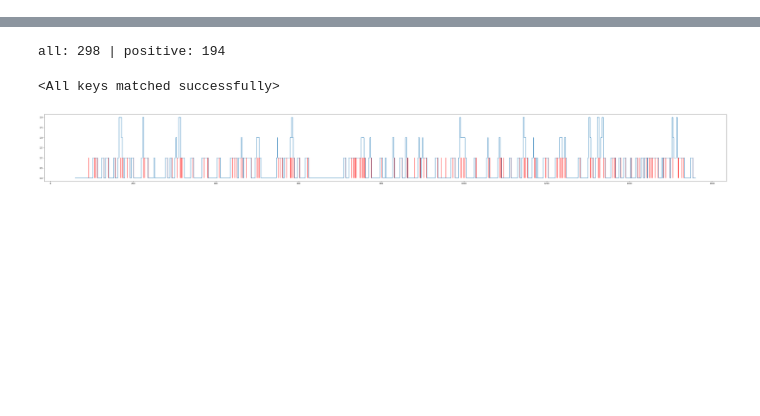
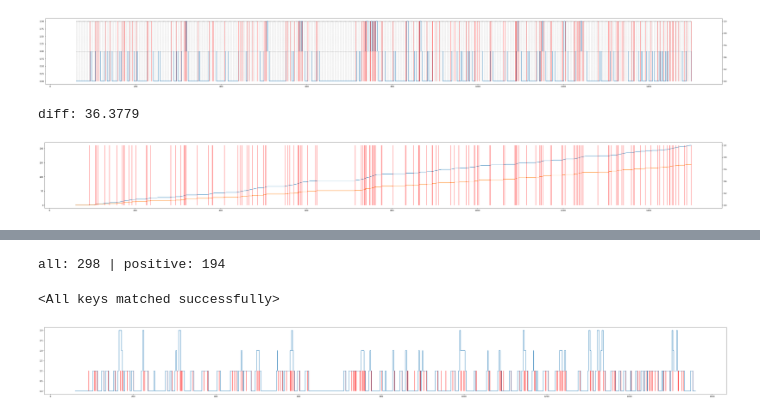
Before and after one commit to yermandy/vehicle-audio-nn, a Jupyter notebook: inference_multi.ipynb, the cells around one changed output, grey strips where cells are left out. Saved outputs shown, nothing was run; the diff lists cells and outputs as text; code cells hidden in the pictures; blank space fills up the shorter version.

```diff
--- a/inference_multi.ipynb
+++ b/inference_multi.ipynb
@@ -2,14 +2,11 @@
 %load_ext autoreload
 %autoreload 2
 # %%
-import numpy as np
+from train_multi import *
+
+
 import matplotlib.pyplot as plt
-
-import random
-import torch
-import torchaudio
-
 from tqdm.notebook import tqdm
 
-from model.multi import *
+device = torch.device(f'cuda:1' if torch.cuda.is_available() else 'cpu')
 # %%
@@ -24,0 +103,15 @@ events = np.loadtxt(labels_file)
+# %%
+uuid = 1628070563
+FROM_TIME = 1 * 60
+TILL_TIME = 25 * 60
+
+results, params, loader = test(uuid, FROM_TIME, TILL_TIME)
+# %%
+plot_nn_outputs(params.val.time, params.val.events, results)
+# %% [output]
+[figure, added]
+# %%
+plot_nn_cumsum_2(params.val.time, params.val.events, results)
+# %% [output]
+diff: 36.3779
+[figure, added]
```
Also changed, not shown: parts of 3 cells of this notebook, 2 other files.
